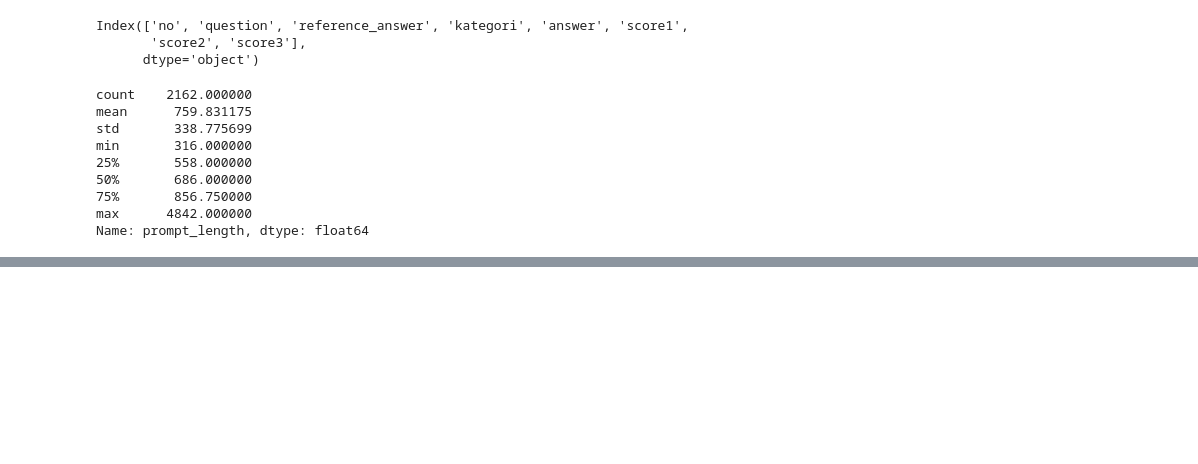
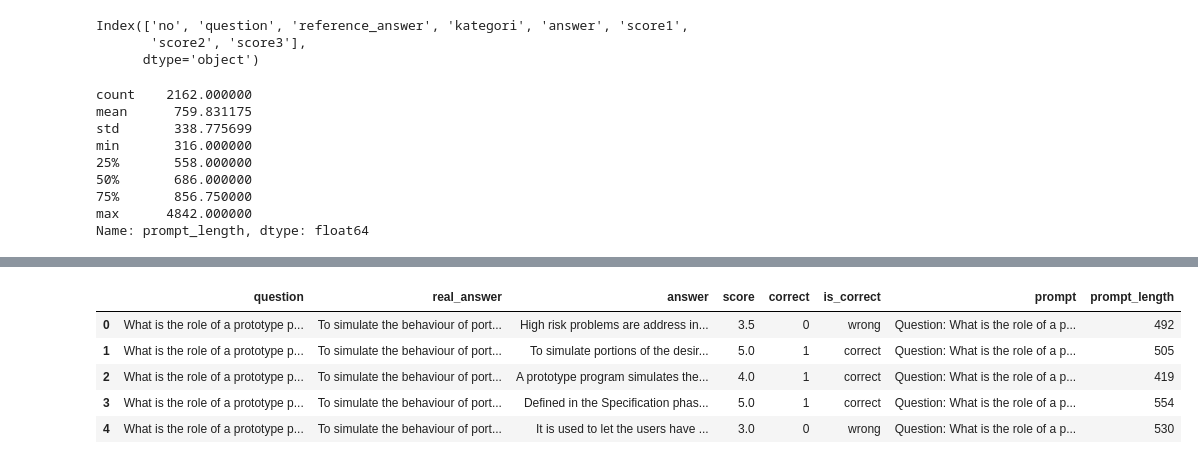
Before and after one commit to bwbayu/llm_aes, a Jupyter notebook: praproses_data.ipynb, the cells around one changed output, grey strips where cells are left out. Saved outputs shown, nothing was run; the diff lists cells and outputs as text; code cells hidden in the pictures; blank space fills up the shorter version.

```diff
--- a/praproses_data.ipynb
+++ b/praproses_data.ipynb
@@ -103,0 +201,4 @@ Name: prompt_length, dtype: float64
+# %%
+sag_df = pd.read_excel("dataset/sag.xlsx")
+sag_df = sag_df.drop(columns=['id', 'dataset', 'question_id'])
+sag_df.head()
@@ -103,0 +212,21 @@ Name: prompt_length, dtype: float64
+# %%
+sag_df['is_correct'] = np.where(sag_df['correct'] == 1, "correct", "wrong")
+
+sag_df['prompt'] = (
+    "Question: " + sag_df['question'] + "\n"
+    "Reference Answer: " + sag_df['real_answer'] + "\n"
+    "Student Answer: " + sag_df['answer'] + "\n"
+    "Grading Rubric: 0-5 (where 0 is the lowest score and 5 is the highest).\n"
+    "Scores given by experts: " + sag_df['score'].astype(str) +
+    ". Student answer is " + sag_df['is_correct']
+)
+
+sag_df['prompt_length'] = sag_df['prompt'].apply(len)
+sag_df.head()
+# %% [output]
+|  | question | real_answer | answer | score | correct | is_correct | prompt | prompt_length |
+| 0 | What is the role of a prototype p... | To simulate the behaviour of port... | High risk problems are address in... | 3.5 | 0 | wrong | Question: What is the role of a p... | 492 |
+| 1 | What is the role of a prototype p... | To simulate the behaviour of port... | To simulate portions of the desir... | 5.0 | 1 | correct | Question: What is the role of a p... | 505 |
+| 2 | What is the role of a prototype p... | To simulate the behaviour of port... | A prototype program simulates the... | 4.0 | 1 | correct | Question: What is the role of a p... | 419 |
+| 3 | What is the role of a prototype p... | To simulate the behaviour of port... | Defined in the Specification phas... | 5.0 | 1 | correct | Question: What is the role of a p... | 554 |
+| 4 | What is the role of a prototype p... | To simulate the behaviour of port... | It is used to let the users have ... | 3.0 | 0 | wrong | Question: What is the role of a p... | 530 |
```
Also changed, not shown: parts of 23 cells of this notebook.
